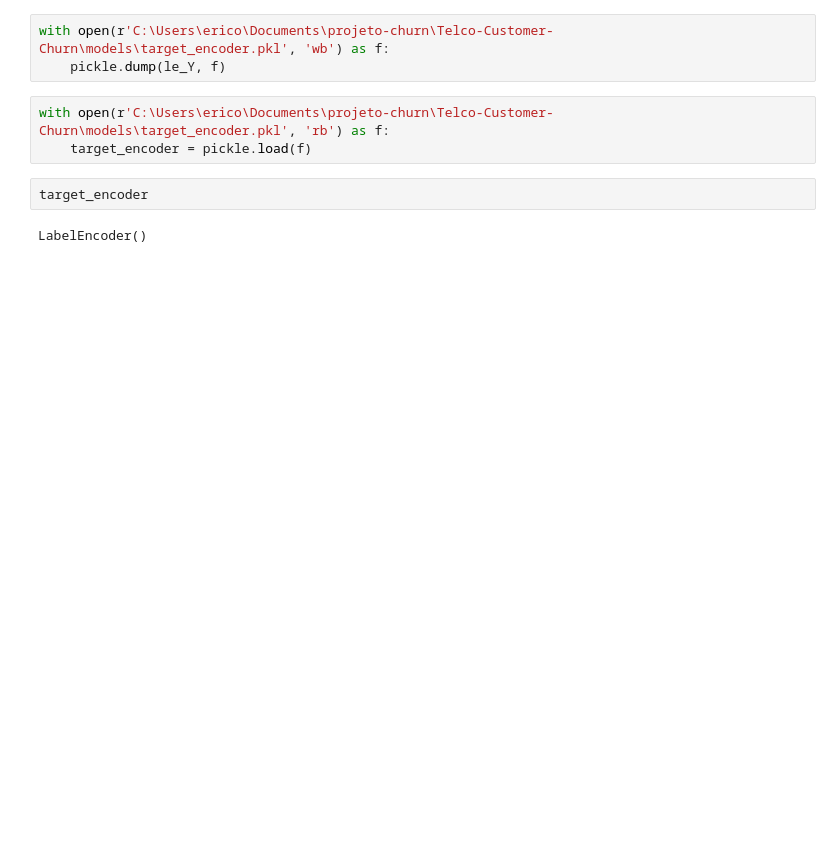
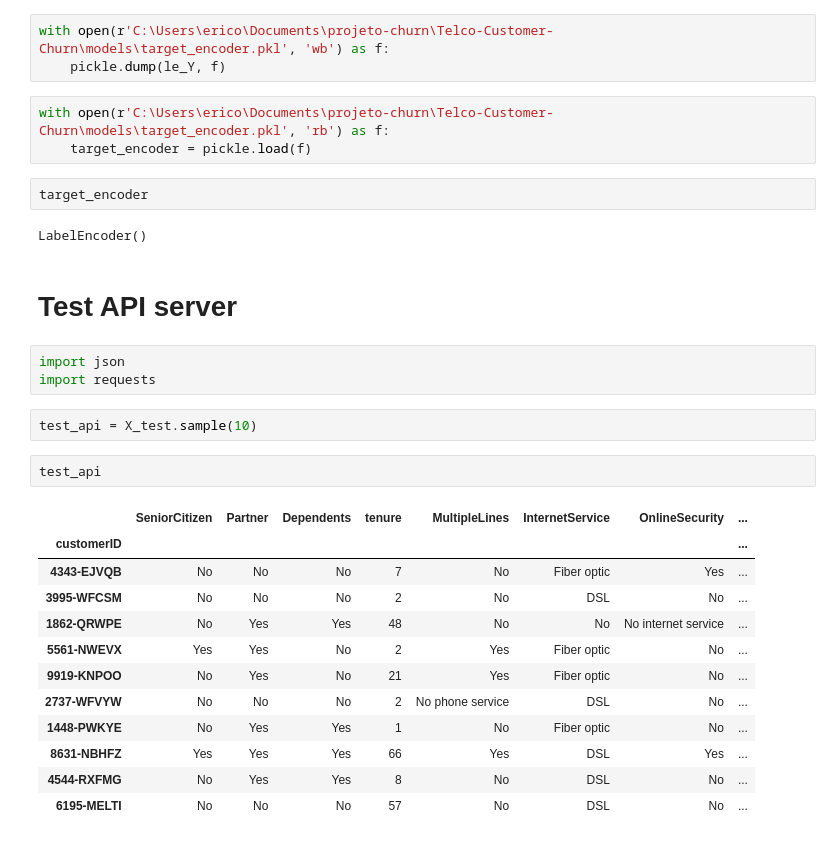
Before and after one commit to Eric-Oliveira-ds/Telco-Customer-Churn, a Jupyter notebook: notebook/make_pipeline_project.ipynb, the cells around one changed output. Cells and saved outputs as stored; diff of their text form; blank space fills up the shorter version.

Commit message:
tests api in notebook

```diff
--- a/notebook/make_pipeline_project.ipynb
+++ b/notebook/make_pipeline_project.ipynb
@@ -306,3 +306,25 @@ with open(r'C:\Users\erico\Documents\projeto-churn\Telco-Customer-Churn\models\t
 target_encoder
 # %% [output]
 LabelEncoder()
+# %% [markdown]
+# Test API server
+# %%
+import json
+import requests
+# %%
+test_api = X_test.sample(10)
+# %%
+test_api
+# %% [output]
+|  | SeniorCitizen | Partner | Dependents | tenure | MultipleLines | InternetService | OnlineSecurity | ... |
+| customerID |  |  |  |  |  |  |  | ... |
+| 4343-EJVQB | No | No | No | 7 | No | Fiber optic | Yes | ... |
+| 3995-WFCSM | No | No | No | 2 | No | DSL | No | ... |
+| 1862-QRWPE | No | Yes | Yes | 48 | No | No | No internet service | ... |
+| 5561-NWEVX | Yes | Yes | No | 2 | Yes | Fiber optic | No | ... |
+| 9919-KNPOO | No | Yes | No | 21 | Yes | Fiber optic | No | ... |
+| 2737-WFVYW | No | No | No | 2 | No phone service | DSL | No | ... |
+| 1448-PWKYE | No | Yes | Yes | 1 | No | Fiber optic | No | ... |
+| 8631-NBHFZ | Yes | Yes | Yes | 66 | Yes | DSL | Yes | ... |
+| 4544-RXFMG | No | Yes | Yes | 8 | No | DSL | No | ... |
+| 6195-MELTI | No | No | No | 57 | No | DSL | No | ... |
```
Also changed, not shown: parts of 6 cells of this notebook, 1 other file.
